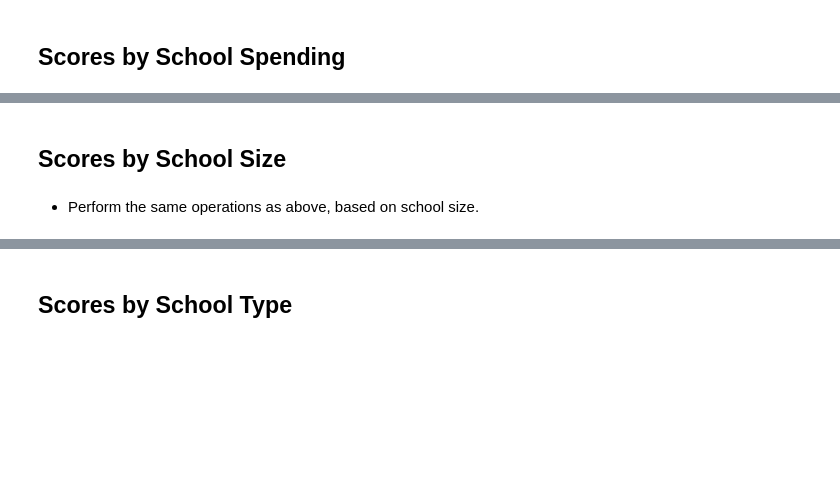
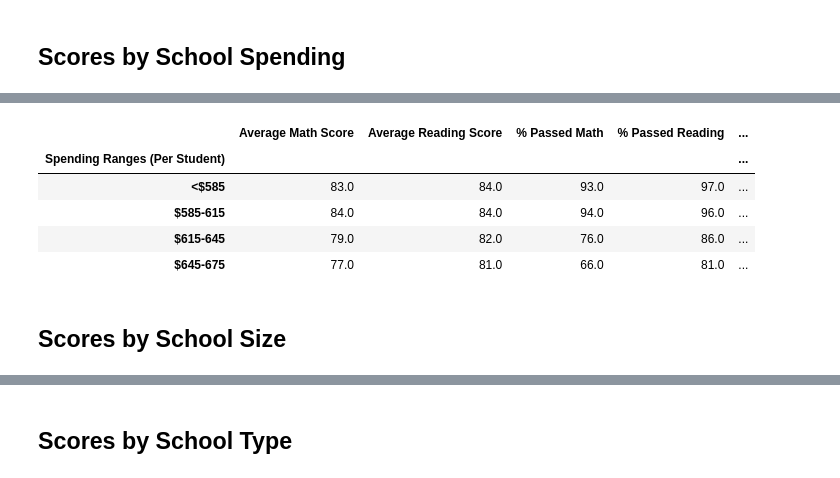
Before and after one commit to laurenemilyto/pandas-challenge, a Jupyter notebook: PyCitySchools/PyCitySchools.ipynb, the cells around one changed output, grey strips where cells are left out. Cells and saved outputs as stored; diff of their text form; code cells hidden in the pictures; blank space fills up the shorter version.

```diff
--- a/PyCitySchools/PyCitySchools.ipynb
+++ b/PyCitySchools/PyCitySchools.ipynb
@@ -171,4 +234,27 @@ school_data_complete = pd.merge(student_data, school_data, how="left", on=["scho
+# %%
+# Clean up formatting to remove $ (object) from Per Student Budget column
+school_summary_df['Per Student Budget'] = school_summary_df['Per Student Budget'].str.replace('$', '')
+# %%
+# Convert Per Student Budget column to float
+school_summary_df['Per Student Budget'] = pd.to_numeric(school_summary_df['Per Student Budget'],
+                                                        errors = 'coerce')
+# %%
+# Slice data and place into bins
+school_summary_df["Spending Ranges (Per Student)"] = pd.cut(school_summary_df["Per Student Budget"],
+                                                            bins, labels=spending)
+# %%
+# Create a GroupBy object based upon "Spending Group"
+groupby_spending = school_summary_df.groupby("Spending Ranges (Per Student)")
+# %%
+# Get the average of each column within Groupby Spending
+groupby_spending[["Average Math Score", "Average Reading Score", "% Passed Math",
+                               "% Passed Reading", "% Passed Overall"]].mean().round()
+# %% [output]
+|  | Average Math Score | Average Reading Score | % Passed Math | % Passed Reading | ... |
+| Spending Ranges (Per Student) |  |  |  |  | ... |
+| <$585 | 83.0 | 84.0 | 93.0 | 97.0 | ... |
+| $585-615 | 84.0 | 84.0 | 94.0 | 96.0 | ... |
+| $615-645 | 79.0 | 82.0 | 76.0 | 86.0 | ... |
+| $645-675 | 77.0 | 81.0 | 66.0 | 81.0 | ... |
 # %% [markdown]
 ## Scores by School Size
-# %% [markdown]
-* Perform the same operations as above, based on school size.
```
Also changed, not shown: parts of 45 cells of this notebook, 2 other files.
